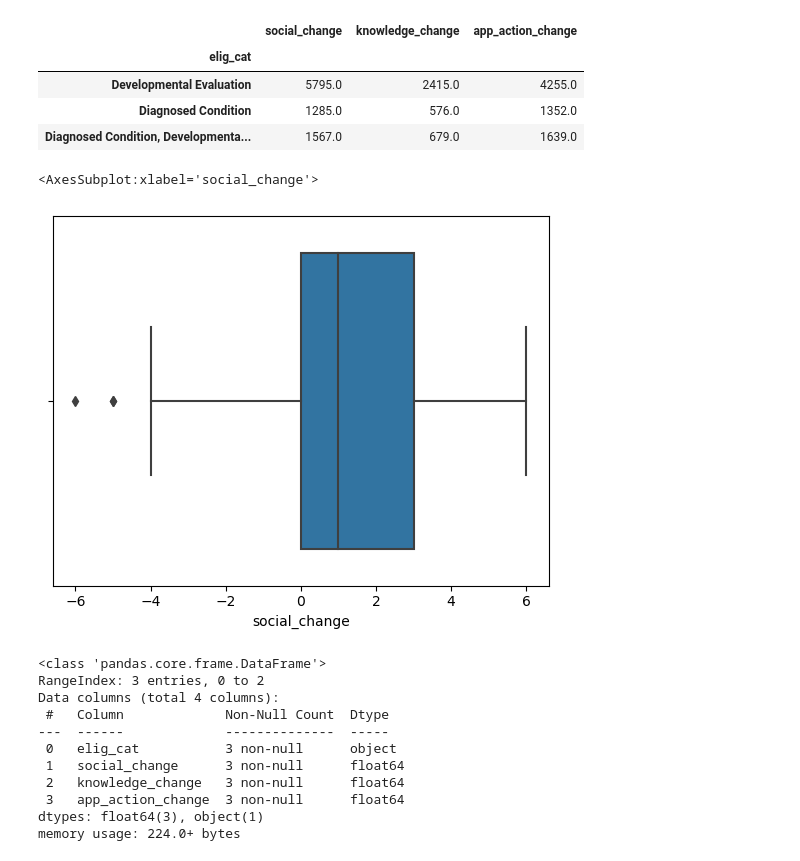
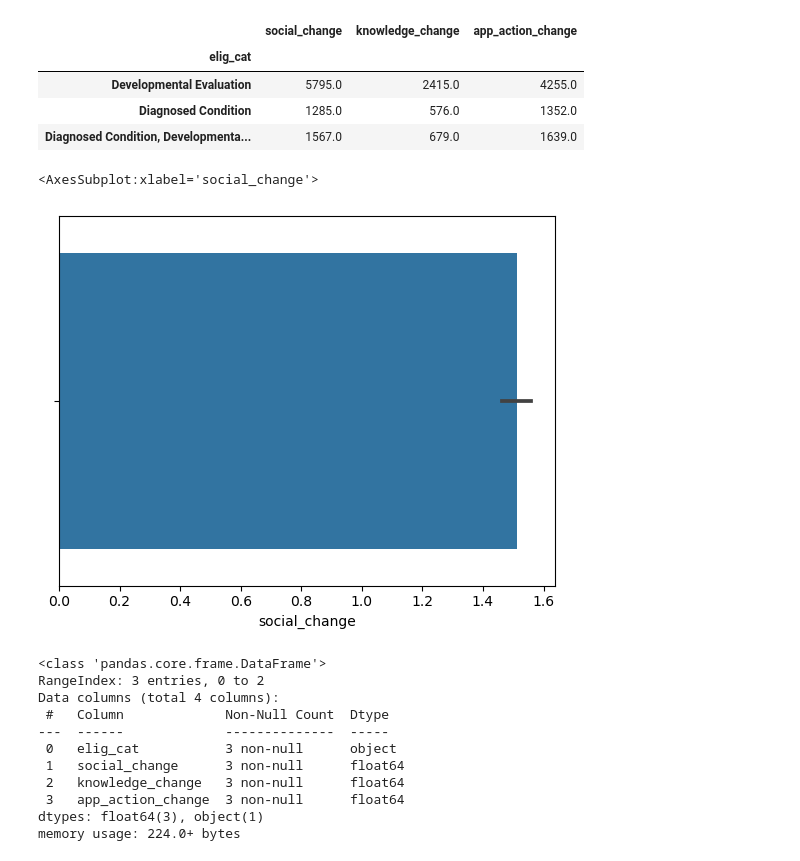
Before and after one commit to jwhankins177/Tennessee-Early-Intervention-System, a Jupyter notebook: notebooks/JH_notebook_CB.ipynb, the cells around one changed output. Drawn from its saved outputs; the diff is of its cells as text; code cells hidden in the pictures.

```diff
--- a/notebooks/JH_notebook_CB.ipynb
+++ b/notebooks/JH_notebook_CB.ipynb
@@ -521,10 +521,10 @@ drop_change_by_cat.groupby(['elig_cat']).sum()
 | Diagnosed Condition | 1285.0 | 576.0 | 1352.0 |
 | Diagnosed Condition, Developmenta... | 1567.0 | 679.0 | 1639.0 |
 # %%
-sns.boxplot(data = drop_change_by_cat, x = 'social_change')
+sns.barplot(data = drop_change_by_cat, x = 'social_change')
 # %% [output]
 <AxesSubplot:xlabel='social_change'>
-[figure, old version]
+[figure, new version]
 # %%
 dcbc = drop_change_by_cat.groupby(['elig_cat'], as_index = False).mean()
 # %%
```
Also changed, not shown: parts of 12 cells of this notebook, 1 other file.
